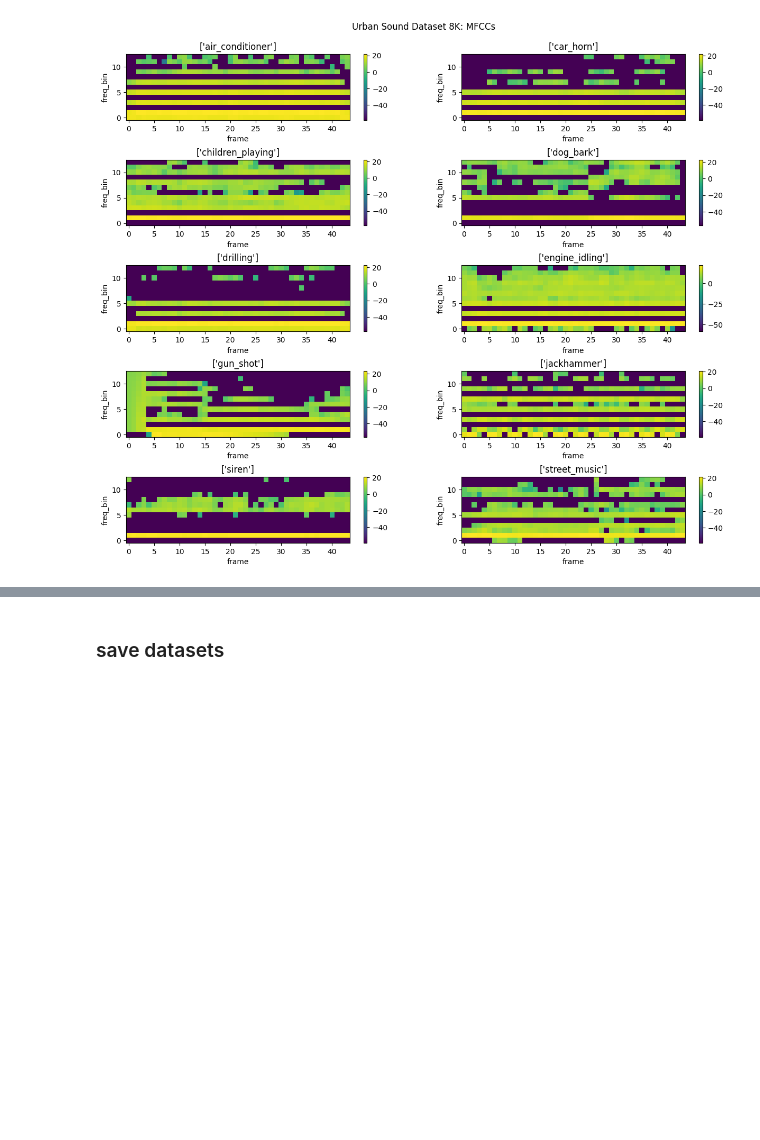
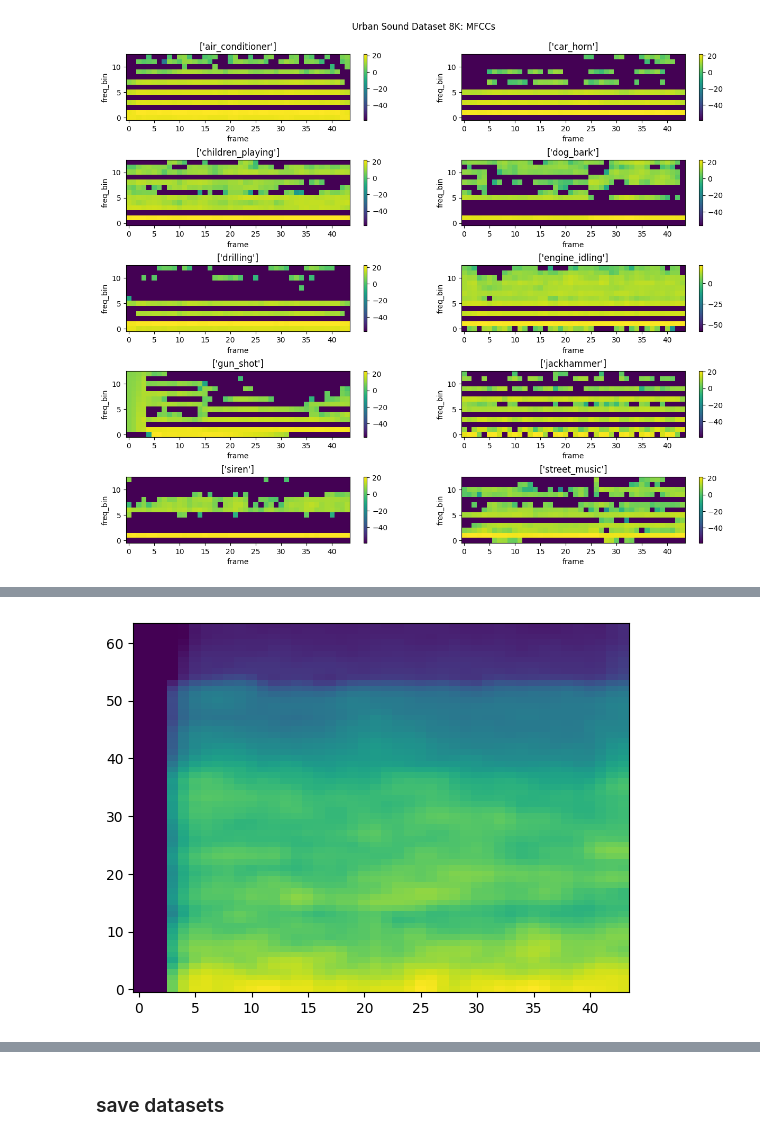
Before and after one commit to alextavern/musicAI, a Jupyter notebook: UrbanSound8K_Data_exploration+feature_extraction.ipynb, the cells around one changed output, grey strips where cells are left out. Saved outputs shown, nothing was run; the diff lists cells and outputs as text; code cells hidden in the pictures; blank space fills up the shorter version.

```diff
--- a/UrbanSound8K_Data_exploration+feature_extraction.ipynb
+++ b/UrbanSound8K_Data_exploration+feature_extraction.ipynb
@@ -527,0 +541,6 @@ for label, ax in zip(labels.keys(), axs.ravel()):
+# %%
+random_transforms = T2.RandomApply(transforms=[freq_masking, time_masking, blur], p=1)
+x_ = random_transforms(x)
+im = plt.imshow(librosa.power_to_db(x_[0]), origin="lower", aspect="auto")
+# %% [output]
+[figure, added]
```
Also changed, not shown: parts of 32 cells of this notebook, 2 other files.
